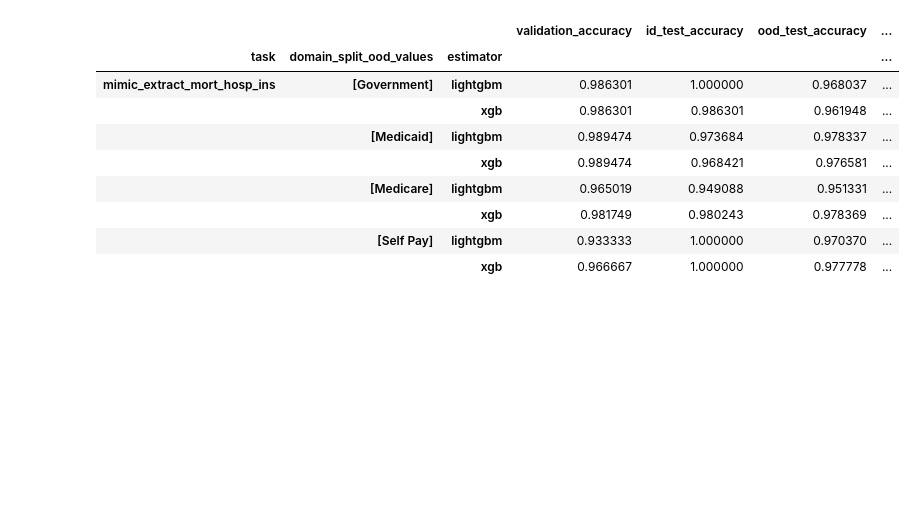
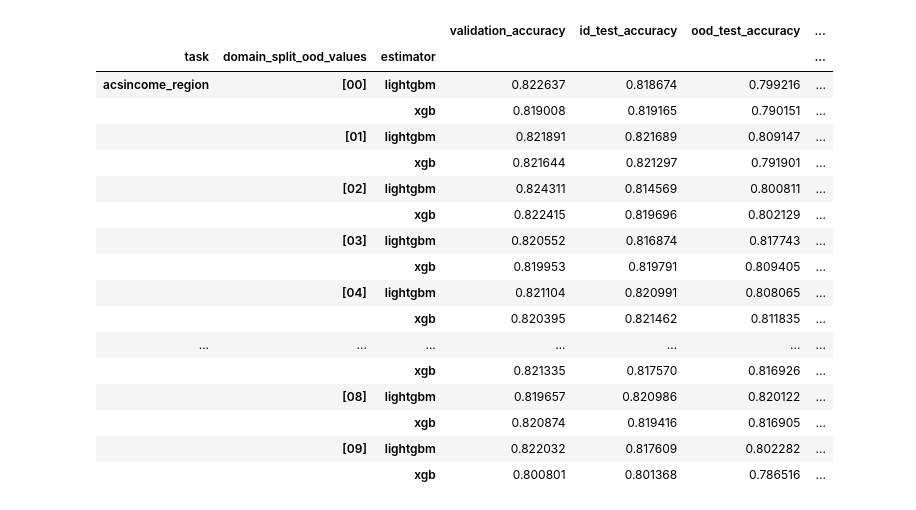
Before and after one commit to webzerg/tableshift, a Jupyter notebook: notebooks/tune_results_exploration.ipynb, the cells around one changed output. Saved outputs shown, nothing was run; the diff lists cells and outputs as text; code cells hidden in the pictures; blank space fills up the shorter version.

```diff
--- a/notebooks/tune_results_exploration.ipynb
+++ b/notebooks/tune_results_exploration.ipynb
@@ -14,12 +14,8 @@ results_dir = "../domain_shift_results"
 
 # experiments still in process; ignore any existing results for these.
 in_process_expts = [
-    "acsfoodstamps_region",
-    "acsincome_region",
-    "acspubcov_year",
-    "acsunemployment_year",
+    "_debug",
     'diabetes_admtype',  # not in progress - we just want to exclude from results (removed from benchmark)
-    'mimic_extract_los_3_ins',
     'mooc_course'
 ]
 # %%
@@ -207,16 +237,25 @@ for i, estimator in enumerate(estimators):
 # %%
+task = 'acsincome_region'
 best_acc_per_task.query(f"task == '{task}'").set_index(
     keys=['task', 'domain_split_ood_values', 'estimator']
 )[['validation_accuracy', 'id_test_accuracy', 'ood_test_accuracy', 'ood_id_test_accuracy_gap']]\
 .sort_index(level=[-2])
 # %% [output]
 |  |  |  | validation_accuracy | id_test_accuracy | ood_test_accuracy | ... |
 | task | domain_split_ood_values | estimator |  |  |  | ... |
-| mimic_extract_mort_hosp_ins | [Government] | lightgbm | 0.986301 | 1.000000 | 0.968037 | ... |
-|  |  | xgb | 0.986301 | 0.986301 | 0.961948 | ... |
-|  | [Medicaid] | lightgbm | 0.989474 | 0.973684 | 0.978337 | ... |
-|  |  | xgb | 0.989474 | 0.968421 | 0.976581 | ... |
-|  | [Medicare] | lightgbm | 0.965019 | 0.949088 | 0.951331 | ... |
-|  |  | xgb | 0.981749 | 0.980243 | 0.978369 | ... |
-|  | [Self Pay] | lightgbm | 0.933333 | 1.000000 | 0.970370 | ... |
-|  |  | xgb | 0.966667 | 1.000000 | 0.977778 | ... |
+| acsincome_region | [00] | lightgbm | 0.822637 | 0.818674 | 0.799216 | ... |
+|  |  | xgb | 0.819008 | 0.819165 | 0.790151 | ... |
+|  | [01] | lightgbm | 0.821891 | 0.821689 | 0.809147 | ... |
+|  |  | xgb | 0.821644 | 0.821297 | 0.791901 | ... |
+|  | [02] | lightgbm | 0.824311 | 0.814569 | 0.800811 | ... |
+|  |  | xgb | 0.822415 | 0.819696 | 0.802129 | ... |
+|  | [03] | lightgbm | 0.820552 | 0.816874 | 0.817743 | ... |
+|  |  | xgb | 0.819953 | 0.819791 | 0.809405 | ... |
+|  | [04] | lightgbm | 0.821104 | 0.820991 | 0.808065 | ... |
+|  |  | xgb | 0.820395 | 0.821462 | 0.811835 | ... |
+| ... | ... | ... | ... | ... | ... | ... |
+|  |  | xgb | 0.821335 | 0.817570 | 0.816926 | ... |
+|  | [08] | lightgbm | 0.819657 | 0.820986 | 0.820122 | ... |
+|  |  | xgb | 0.820874 | 0.819416 | 0.816905 | ... |
+|  | [09] | lightgbm | 0.822032 | 0.817609 | 0.802282 | ... |
+|  |  | xgb | 0.800801 | 0.801368 | 0.786516 | ... |
```
Also changed, not shown: parts of 12 cells of this notebook.
